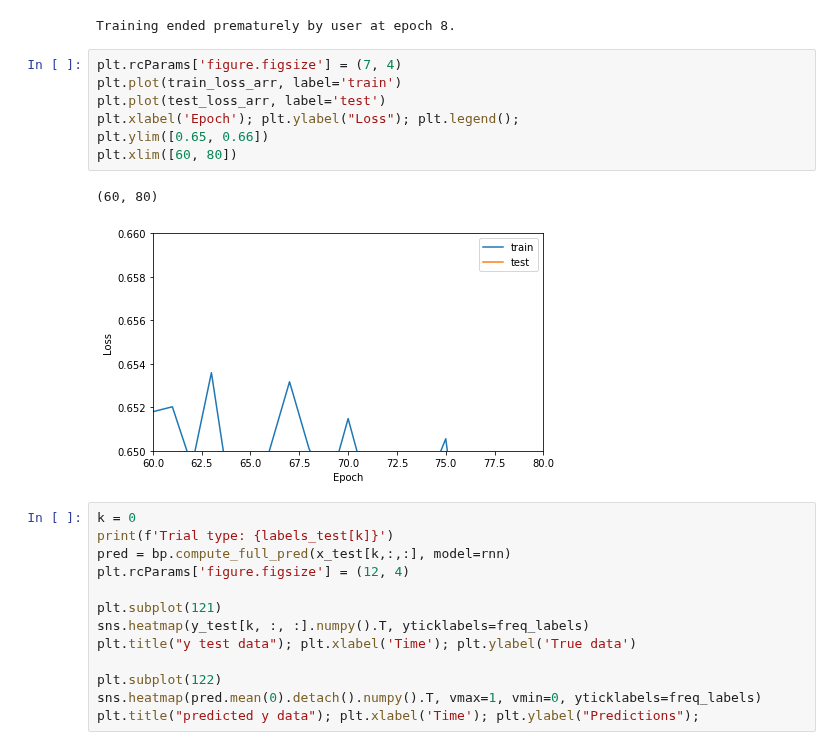
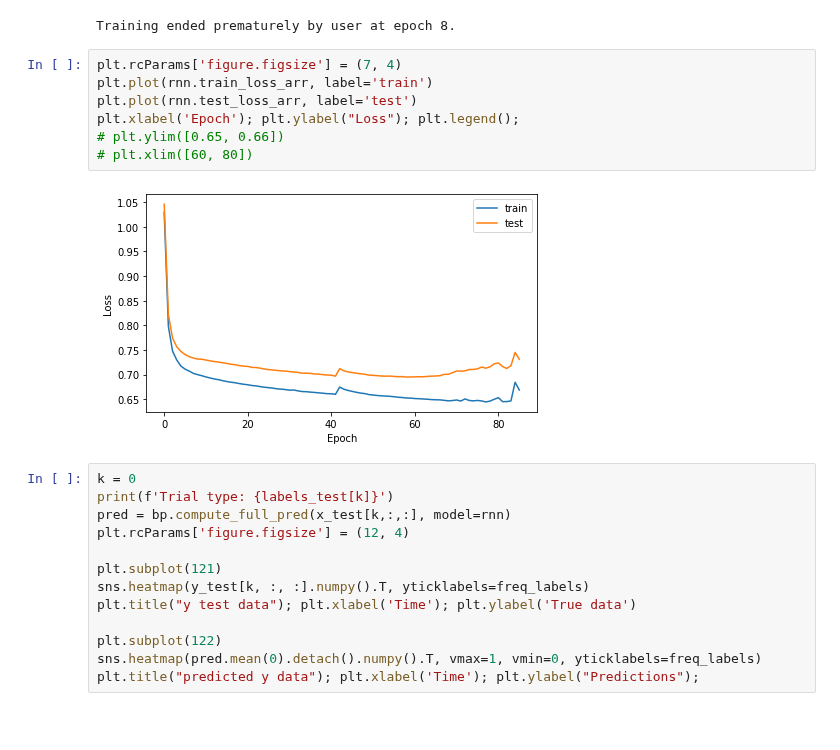
Before and after one commit to vdplasthijs/eavesdropping, a Jupyter notebook: bptt_sequence_coding.ipynb, the cells around one changed output. Drawn from its saved outputs; the diff is of its cells as text; blank space fills up the shorter version.

```diff
--- a/bptt_sequence_coding.ipynb
+++ b/bptt_sequence_coding.ipynb
@@ -150,14 +150,13 @@ rnn = bp.bptt_training(rnn=rnn, optimiser=opt, dict_training_params=t_dict,
 Training ended prematurely by user at epoch 8.
 # %%
 plt.rcParams['figure.figsize'] = (7, 4)
-plt.plot(train_loss_arr, label='train')
-plt.plot(test_loss_arr, label='test')
+plt.plot(rnn.train_loss_arr, label='train')
+plt.plot(rnn.test_loss_arr, label='test')
 plt.xlabel('Epoch'); plt.ylabel("Loss"); plt.legend();
-plt.ylim([0.65, 0.66])
-plt.xlim([60, 80])
+# plt.ylim([0.65, 0.66])
+# plt.xlim([60, 80])
 # %% [output]
-(60, 80)
-[figure, old version]
+[figure, new version]
 # %%
 k = 0
 print(f'Trial type: {labels_test[k]}')
```
Also changed, not shown: parts of 2 cells of this notebook, 1 other file.
